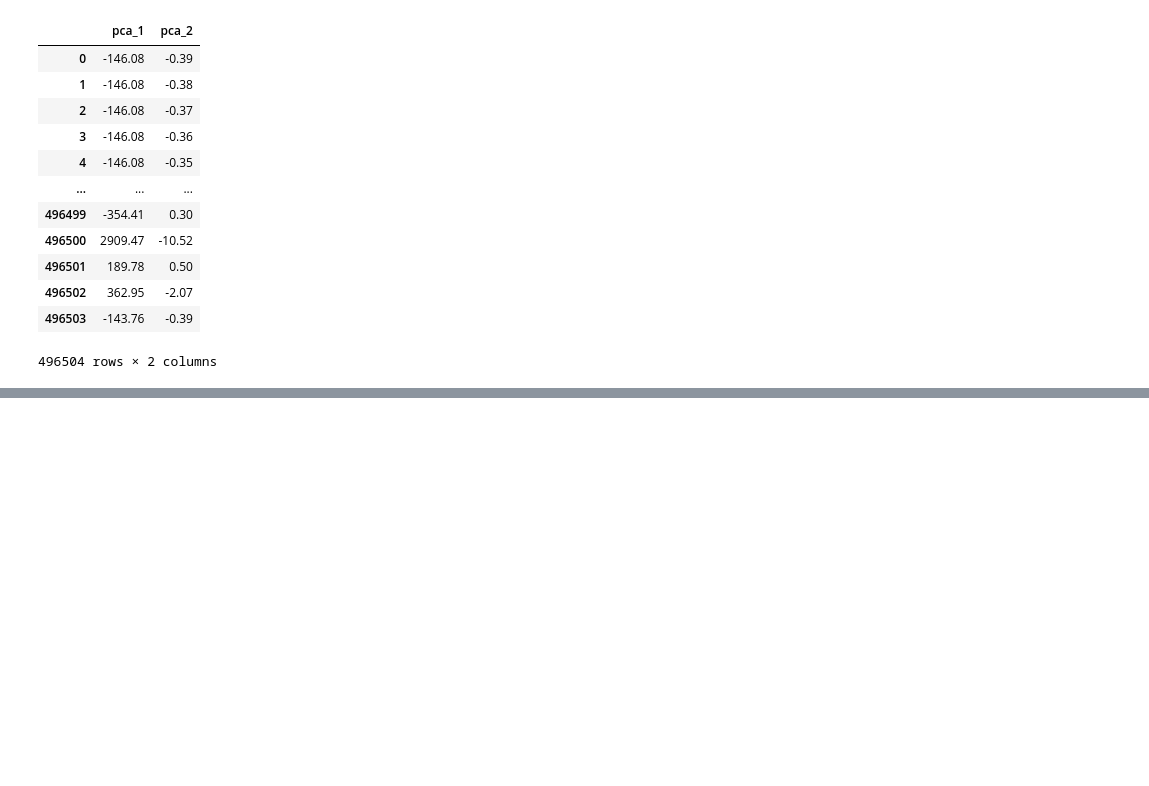
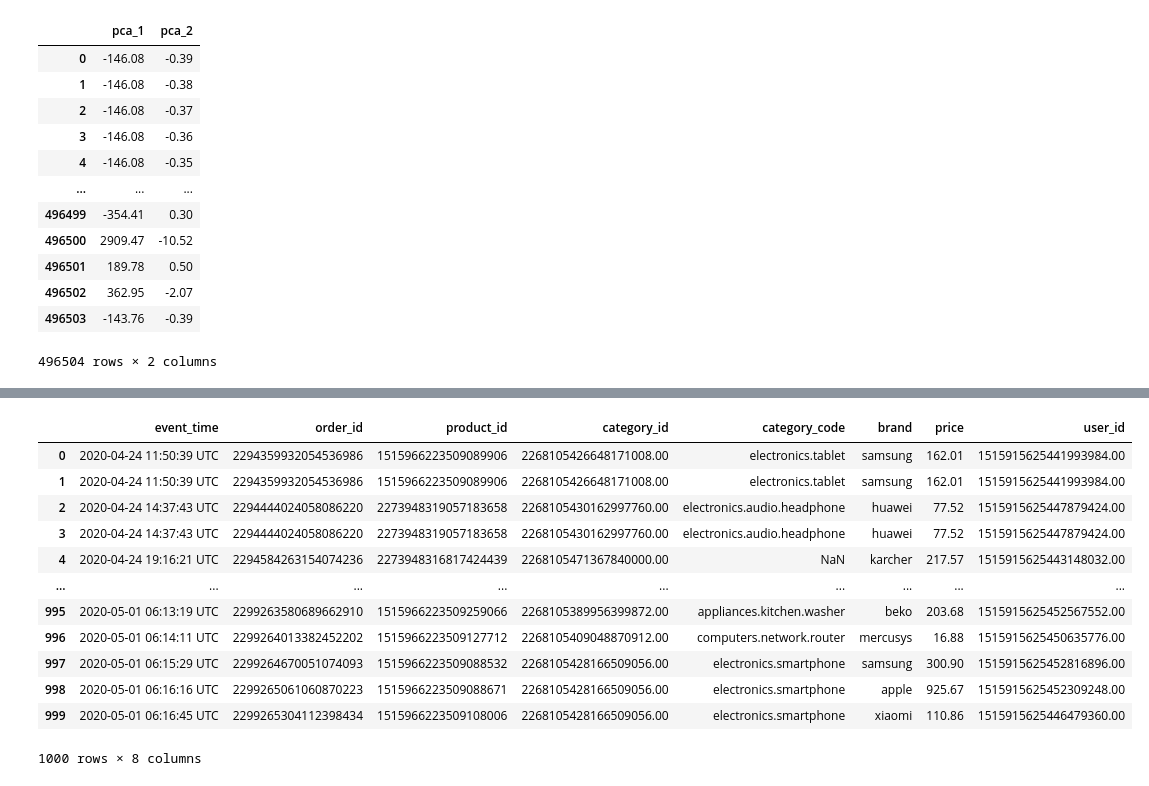
Before and after one commit to harimagar/Data-Science-Project, a Jupyter notebook: RecommendationSystem.ipynb, the cells around one changed output, grey strips where cells are left out. Drawn from its saved outputs; the diff is of its cells as text; code cells hidden in the pictures; blank space fills up the shorter version.

```diff
--- a/RecommendationSystem.ipynb
+++ b/RecommendationSystem.ipynb
@@ -33,6 +34,7 @@ csvFile = "/content/gdrive/MyDrive/Colab Notebooks/kz.csv"
 df_data = pd.read_csv(csvFile)
 data2 = pd.read_csv(csvFile)
 data = pd.read_csv(csvFile)
+data3 = pd.read_csv(csvFile)
 # %% [output]
 Mounted at /content/gdrive
 # %%
@@ -1175,0 +1178,19 @@ df_rfm.groupby('kmeans_labels')[['R_months_since_last_purchase','F_last_monthly_
+# %%
+# Machine Learning
+# limiting the data in the dataset to perform machine learning operation with limited resources used
+df = data3.head(1000)
+df
+# %% [output]
+|  | event_time | order_id | product_id | category_id | category_code | brand | price | user_id |
+| 0 | 2020-04-24 11:50:39 UTC | 2294359932054536986 | 1515966223509089906 | 2268105426648171008.00 | electronics.tablet | samsung | 162.01 | 1515915625441993984.00 |
+| 1 | 2020-04-24 11:50:39 UTC | 2294359932054536986 | 1515966223509089906 | 2268105426648171008.00 | electronics.tablet | samsung | 162.01 | 1515915625441993984.00 |
+| 2 | 2020-04-24 14:37:43 UTC | 2294444024058086220 | 2273948319057183658 | 2268105430162997760.00 | electronics.audio.headphone | huawei | 77.52 | 1515915625447879424.00 |
+| 3 | 2020-04-24 14:37:43 UTC | 2294444024058086220 | 2273948319057183658 | 2268105430162997760.00 | electronics.audio.headphone | huawei | 77.52 | 1515915625447879424.00 |
+| 4 | 2020-04-24 19:16:21 UTC | 2294584263154074236 | 2273948316817424439 | 2268105471367840000.00 | NaN | karcher | 217.57 | 1515915625443148032.00 |
+| ... | ... | ... | ... | ... | ... | ... | ... | ... |
+| 995 | 2020-05-01 06:13:19 UTC | 2299263580689662910 | 1515966223509259066 | 2268105389956399872.00 | appliances.kitchen.washer | beko | 203.68 | 1515915625452567552.00 |
+| 996 | 2020-05-01 06:14:11 UTC | 2299264013382452202 | 1515966223509127712 | 2268105409048870912.00 | computers.network.router | mercusys | 16.88 | 1515915625450635776.00 |
+| 997 | 2020-05-01 06:15:29 UTC | 2299264670051074093 | 1515966223509088532 | 2268105428166509056.00 | electronics.smartphone | samsung | 300.90 | 1515915625452816896.00 |
+| 998 | 2020-05-01 06:16:16 UTC | 2299265061060870223 | 1515966223509088671 | 2268105428166509056.00 | electronics.smartphone | apple | 925.67 | 1515915625452309248.00 |
+| 999 | 2020-05-01 06:16:45 UTC | 2299265304112398434 | 1515966223509108006 | 2268105428166509056.00 | electronics.smartphone | xiaomi | 110.86 | 1515915625446479360.00 |
+1000 rows × 8 columns
```
Also changed, not shown: parts of 28 cells of this notebook.
